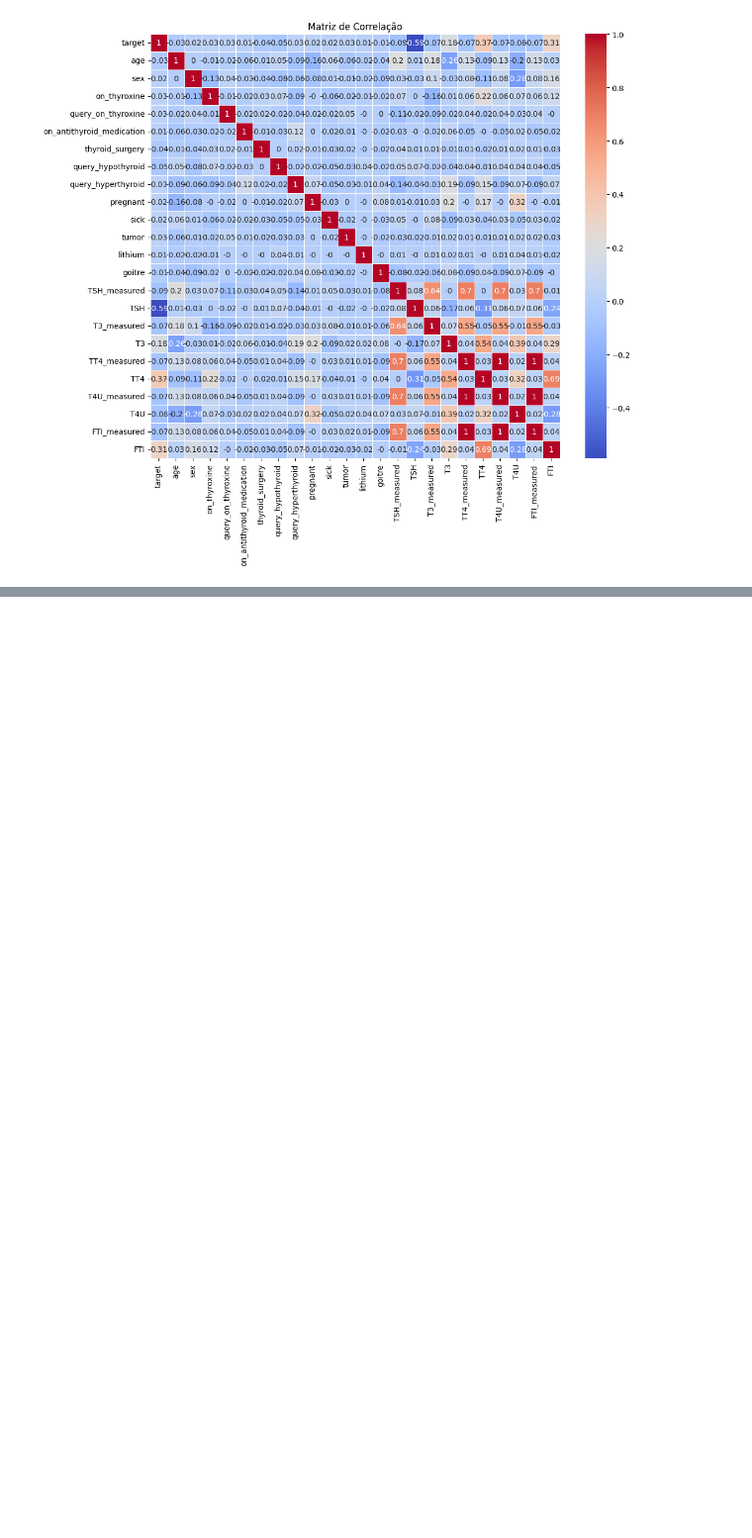
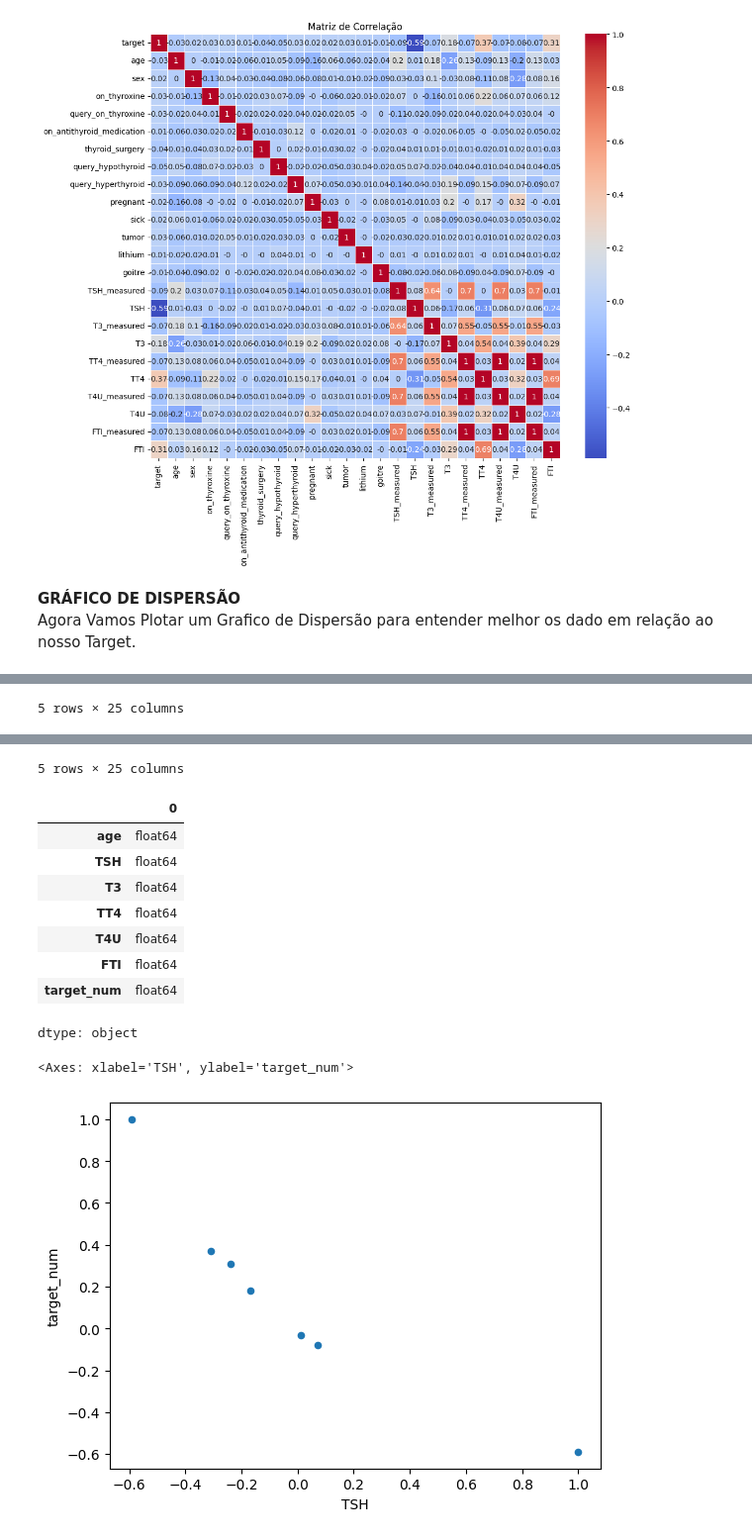
Before and after one commit to mvaraujo1977/TechCahllenge_Tireoide, a Jupyter notebook: model_tireoide.ipynb, the cells around one changed output, grey strips where cells are left out. Shown at 99% size. Saved outputs shown, nothing was run; the diff lists cells and outputs as text; code cells hidden in the pictures; blank space fills up the shorter version.

Commit message:
Adiciona gráfico de disperção e classificação usando KNeighbors

```diff
--- a/model_tireoide.ipynb
+++ b/model_tireoide.ipynb
@@ -236,3 +237,15 @@ plt.title('Matriz de Correlação')
 plt.show()
 # %% [output]
 [figure]
+# %% [markdown]
+**GRÁFICO DE DISPERSÃO**<br>Agora Vamos Plotar um Grafico de Dispersão para entender melhor os dado em relação ao nosso Target.
+# %%
+df_dispersion = df.copy()
+label_encoder = LabelEncoder()
+df_dispersion['target_num'] = label_encoder.fit_transform(df['target'])
+display(df_dispersion.head())
+display(df_dispersion.tail())
+df_dispersion_num = df_dispersion.select_dtypes(include=['number']).corr().round(2)
+display(df_dispersion_num.dtypes)
+df_dispersion_num.plot.scatter(x='TSH', y='target_num')
+# %% [output]
@@ -238,0 +258 @@ plt.show()
+5 rows × 25 columns
@@ -238,0 +265,12 @@ plt.show()
+5 rows × 25 columns
+|  | 0 |
+| age | float64 |
+| TSH | float64 |
+| T3 | float64 |
+| TT4 | float64 |
+| T4U | float64 |
+| FTI | float64 |
+| target_num | float64 |
+dtype: object
+<Axes: xlabel='TSH', ylabel='target_num'>
+[figure, added]
```
Also changed, not shown: parts of 7 cells of this notebook.
